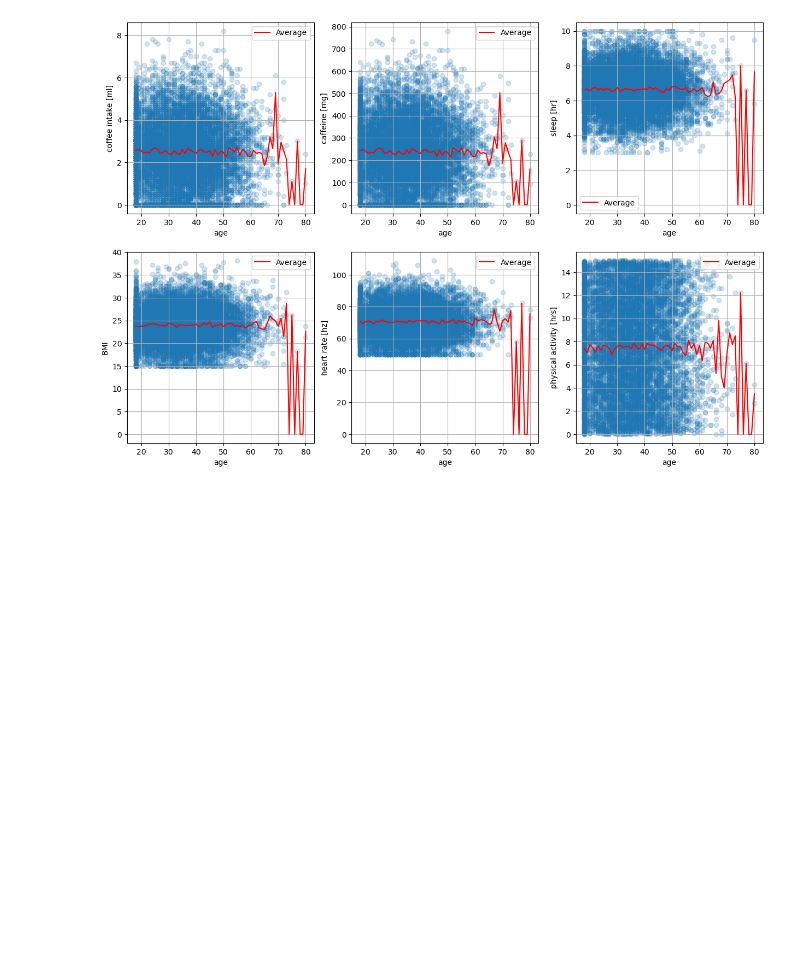
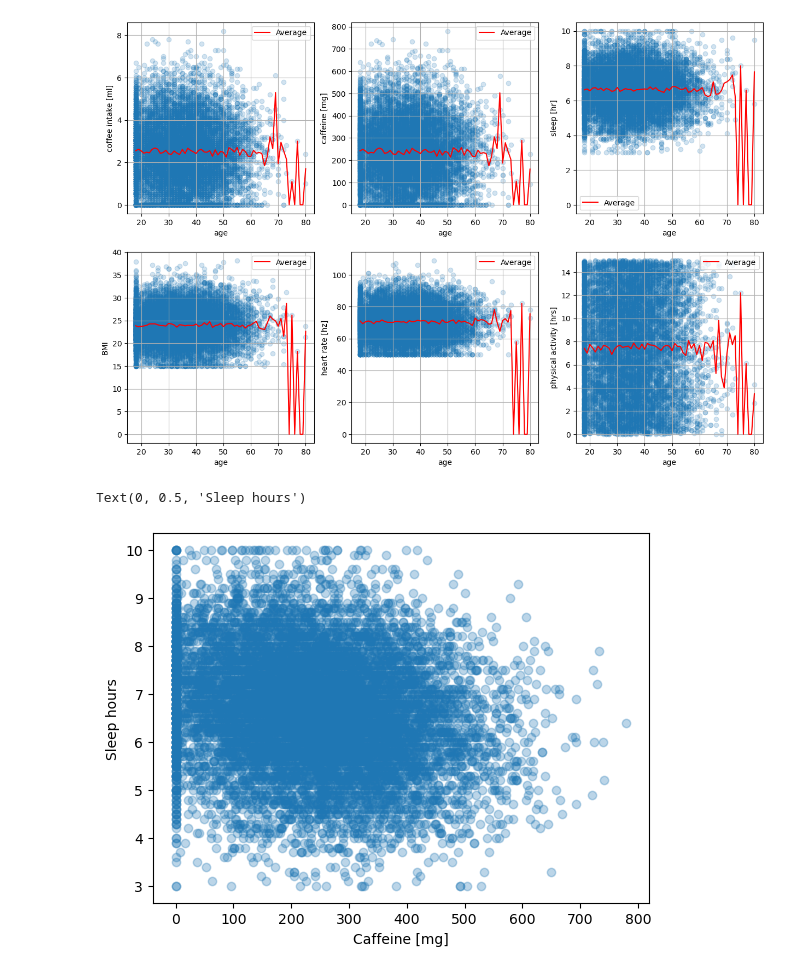
Before and after one commit to RicemanBoy/ML-supervised-project, a Jupyter notebook: coffee.ipynb, the cells around one changed output. Saved outputs shown, nothing was run; the diff lists cells and outputs as text; code cells hidden in the pictures; blank space fills up the shorter version.

Commit message:
Sleep over caffeine

```diff
--- a/coffee.ipynb
+++ b/coffee.ipynb
@@ -102,3 +102,12 @@ ax[1,2].legend()
 # %% [output]
 <matplotlib.legend.Legend at 0x...>
 [figure]
+# %%
+#Plot Sleep hours over Caffeine, see some declining trend, more caffeine, less sleep, just as shown in the correlation matrix
+
+plt.scatter(data[:,5], data[:,6], alpha=0.3)
+plt.xlabel("Caffeine [mg]")
+plt.ylabel("Sleep hours")
+# %% [output]
+Text(0, 0.5, 'Sleep hours')
+[figure, added]
```
